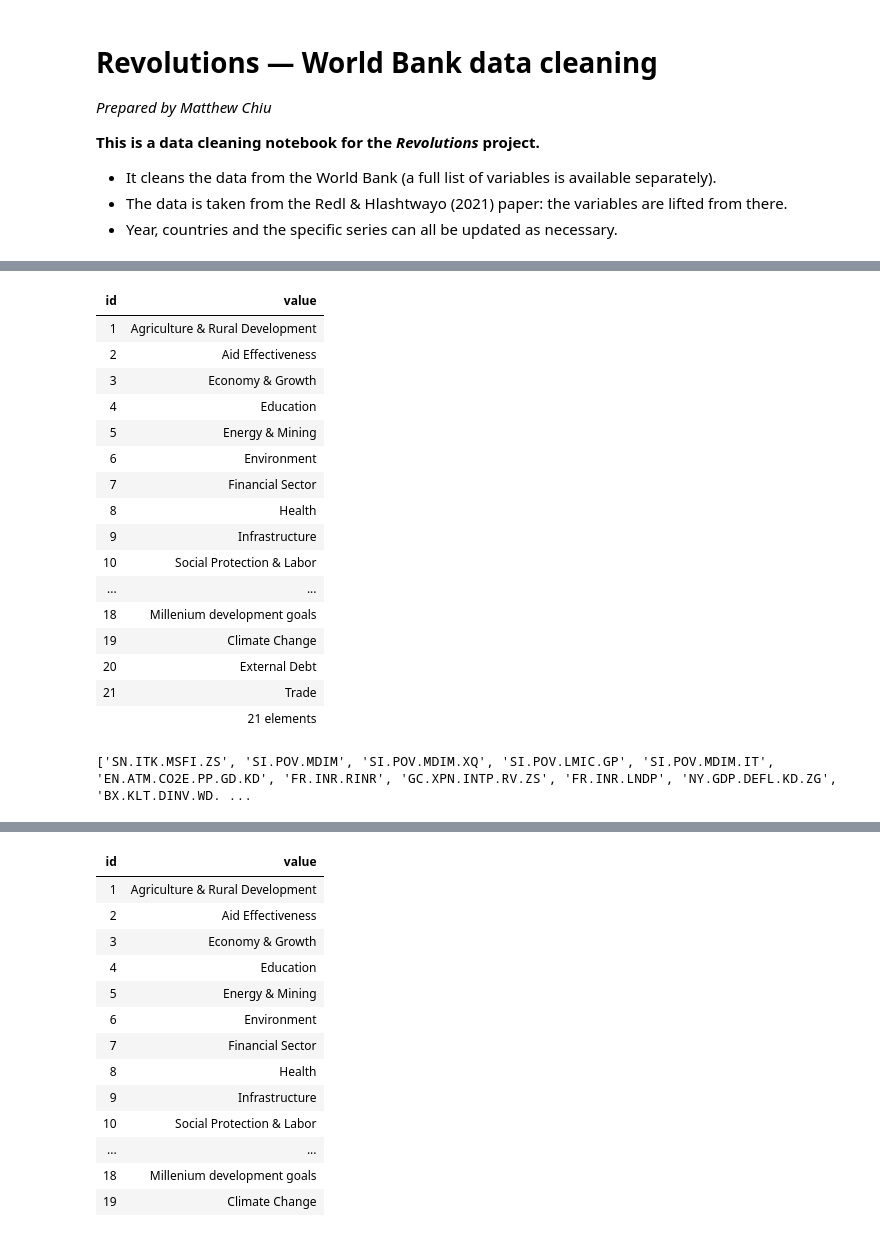
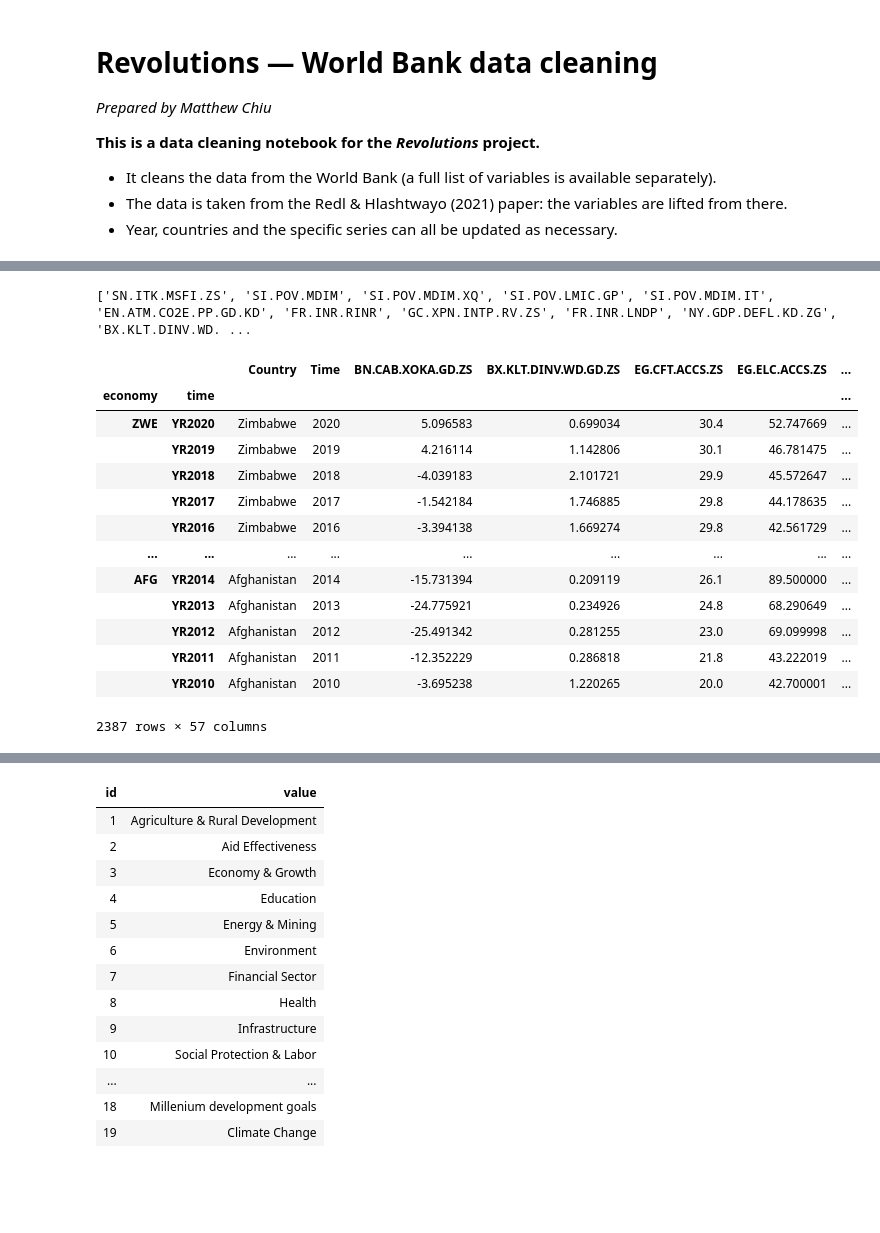
Before and after one commit to ShuklaPriyam/Data_Revolutions, a Jupyter notebook: Independent variable - WB/independent_variable_WB data_cleaning.ipynb, the cells around one changed output, grey strips where cells are left out. Cells and saved outputs as stored; diff of their text form; code cells hidden in the pictures; blank space fills up the shorter version.

```diff
--- a/Independent variable - WB/independent_variable_WB data_cleaning.ipynb
+++ b/Independent variable - WB/independent_variable_WB data_cleaning.ipynb
@@ -25,25 +26,5 @@ Requirement already satisfied: certifi>=2017.4.17 in /Users/matthewchiu/opt/anac
 test_df = wb.data.DataFrame('SP.POP.TOTL', wb.region.members('AFR'), range(2010, 2020, 2))
 test_df.to_csv(r'/Users/matthewchiu/Desktop/LSESU DSS Revolutions project/economic_data.csv')
-# %%
-wb.topic.info()
-# %% [output]
-| id | value |
-| 1 | Agriculture & Rural Development |
-| 2 | Aid Effectiveness |
-| 3 | Economy & Growth |
-| 4 | Education |
-| 5 | Energy & Mining |
-| 6 | Environment |
-| 7 | Financial Sector |
-| 8 | Health |
-| 9 | Infrastructure |
-| 10 | Social Protection & Labor |
-| ... | ... |
-| 18 | Millenium development goals |
-| 19 | Climate Change |
-| 20 | External Debt |
-| 21 | Trade |
-|  | 21 elements |
 # %%
 WB_database_codes = read_csv('WB_categories.csv')
 data_categories = []
@@ -61,0 +43,19 @@ full_dataset_WB.to_csv(r'full_dataset_WB.csv')
+# %%
+# drop regional statistics (only keep individual country statistics)
+full_dataset_WB_edited = full_dataset_WB.drop(["AFE", "AFW", "ARB", "CSS", "CEB", "EAR", "EAS", "EAP", "TEA", "EMU", "ECS", "ECA", "TEC", "EUU", "FCS", "HPC", "HIC", "IBD", "IBT", "IDB", "IDX", "IDA", "LTE", "LCN", "LAC", "TLA", "LDC", "LMY", "LIC", "LMC", "MEA", "MNA", "TMN", "MIC", "NAC", "INX", "OED", "OSS", "PSS", "PST", "PRE", "SST", "SAS", "TSA", "SSF", "SSA", "TSS", "UMC", "WLD"],axis=0)
+full_dataset_WB_edited
+# %% [output]
+|  |  | Country | Time | BN.CAB.XOKA.GD.ZS | BX.KLT.DINV.WD.GD.ZS | EG.CFT.ACCS.ZS | EG.ELC.ACCS.ZS | ... |
+| economy | time |  |  |  |  |  |  | ... |
+| ZWE | YR2020 | Zimbabwe | 2020 | 5.096583 | 0.699034 | 30.4 | 52.747669 | ... |
+|  | YR2019 | Zimbabwe | 2019 | 4.216114 | 1.142806 | 30.1 | 46.781475 | ... |
+|  | YR2018 | Zimbabwe | 2018 | -4.039183 | 2.101721 | 29.9 | 45.572647 | ... |
+|  | YR2017 | Zimbabwe | 2017 | -1.542184 | 1.746885 | 29.8 | 44.178635 | ... |
+|  | YR2016 | Zimbabwe | 2016 | -3.394138 | 1.669274 | 29.8 | 42.561729 | ... |
+| ... | ... | ... | ... | ... | ... | ... | ... | ... |
+| AFG | YR2014 | Afghanistan | 2014 | -15.731394 | 0.209119 | 26.1 | 89.500000 | ... |
+|  | YR2013 | Afghanistan | 2013 | -24.775921 | 0.234926 | 24.8 | 68.290649 | ... |
+|  | YR2012 | Afghanistan | 2012 | -25.491342 | 0.281255 | 23.0 | 69.099998 | ... |
+|  | YR2011 | Afghanistan | 2011 | -12.352229 | 0.286818 | 21.8 | 43.222019 | ... |
+|  | YR2010 | Afghanistan | 2010 | -3.695238 | 1.220265 | 20.0 | 42.700001 | ... |
+2387 rows × 57 columns
```
Also changed, not shown: parts of 4 cells of this notebook, 25 other files.
